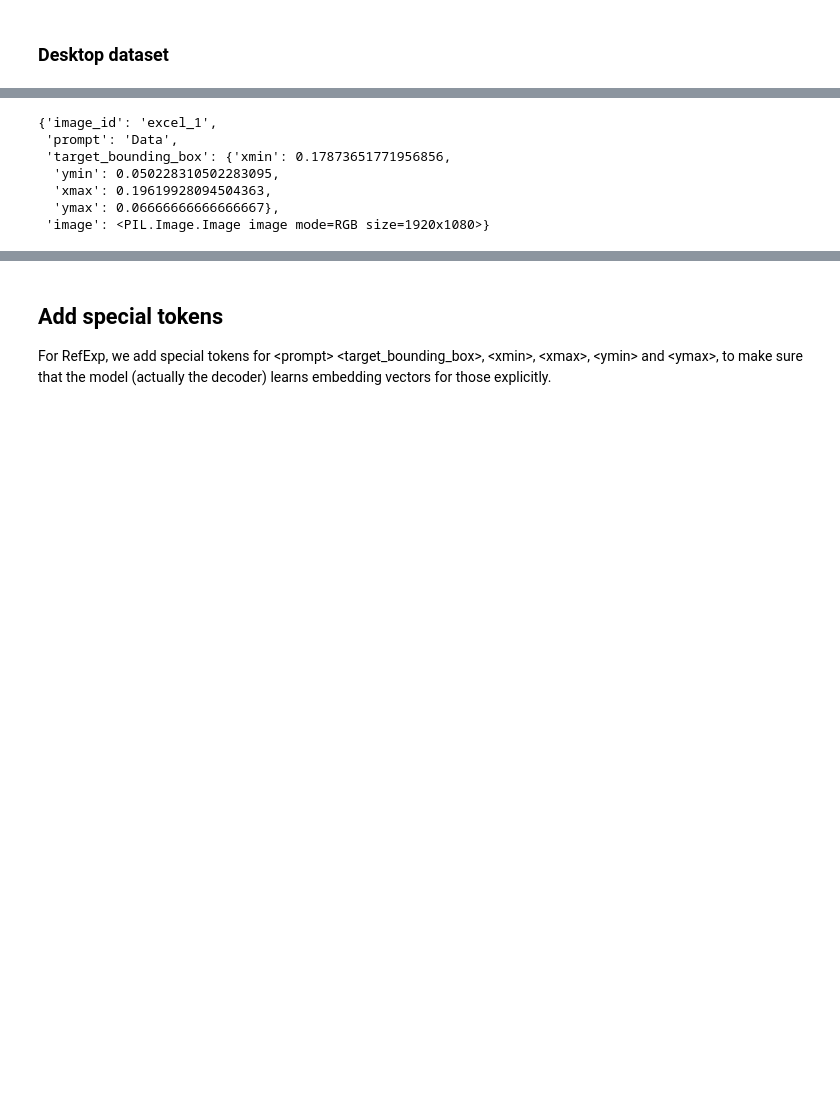
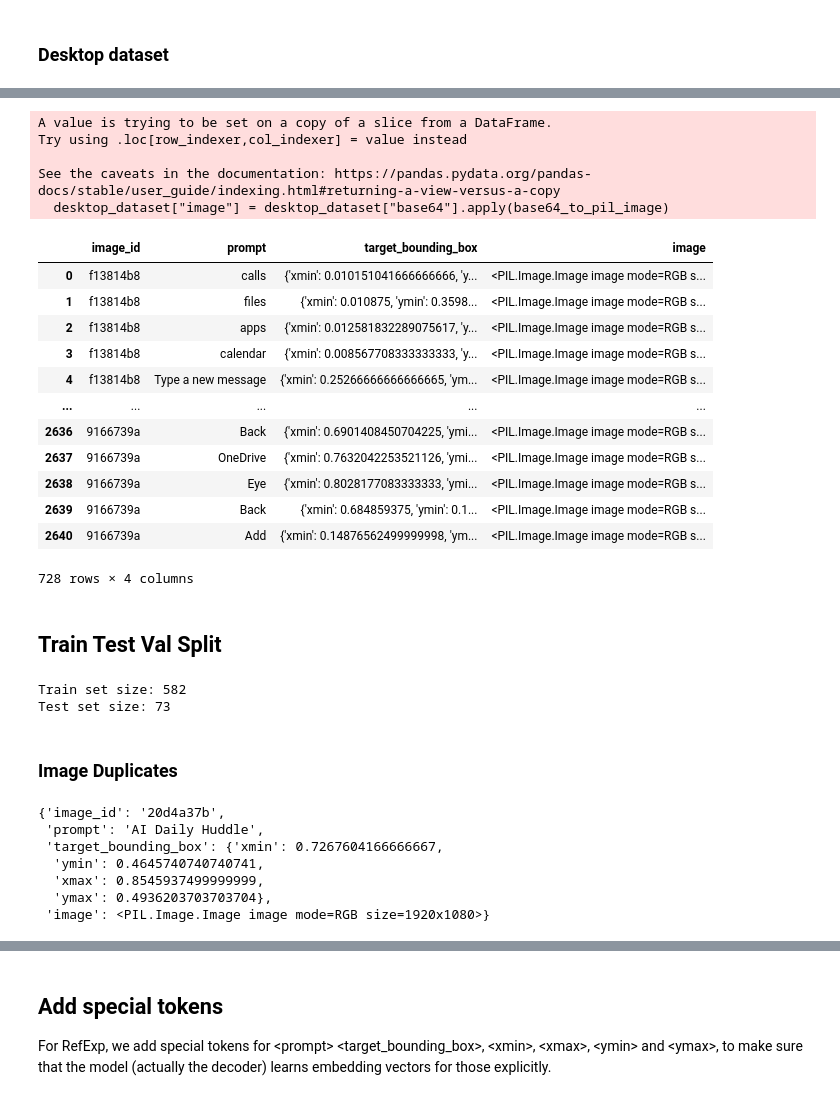
Before and after one commit to F-ONE-Group/image-based-automation.donut, a Jupyter notebook: fine_tuned_donut_desktop_interfaces.ipynb, the cells around one changed output, grey strips where cells are left out. Saved outputs shown, nothing was run; the diff lists cells and outputs as text; code cells hidden in the pictures; blank space fills up the shorter version.

```diff
--- a/fine_tuned_donut_desktop_interfaces.ipynb
+++ b/fine_tuned_donut_desktop_interfaces.ipynb
@@ -244,0 +288,3 @@ val_dataset = pd.read_csv(PATH_VAL, sep=SEP)
+# %%
+# Drop Duplicates
+desktop_dataset = desktop_dataset.drop_duplicates(keep='first')
@@ -263,12 +316,9 @@ val_dataset = val_dataset.drop(columns=["base64"])
-# %%
-# Apply the resize_and_pad_image function to the 'image' column.
-
-SIZE: Tuple[int, int] = (1920, 1080)
-
-desktop_dataset["image"] = desktop_dataset["image"].apply(lambda x: resize_and_pad_image(x, SIZE))
-
-train_dataset["image"] = train_dataset["image"].apply(lambda x: resize_and_pad_image(x, SIZE))
-
-test_dataset["image"] = test_dataset["image"].apply(lambda x: resize_and_pad_image(x, SIZE))
-
-val_dataset["image"] = val_dataset["image"].apply(lambda x: resize_and_pad_image(x, SIZE))
+# %%
+desktop_dataset["image"] = desktop_dataset["base64"].apply(base64_to_pil_image)
+desktop_dataset = desktop_dataset.drop(columns=["base64"])
+# %% [output]
+A value is trying to be set on a copy of a slice from a DataFrame.
+Try using .loc[row_indexer,col_indexer] = value instead
+
+See the caveats in the documentation: https://pandas.pydata.org/pandas-docs/stable/user_guide/indexing.html#returning-a-view-versus-a-copy
+  desktop_dataset["image"] = desktop_dataset["base64"].apply(base64_to_pil_image)
@@ -275,3 +343,40 @@ val_dataset["image"] = val_dataset["image"].apply(lambda x: resize_and_pad_image
+# %%
+desktop_dataset
+# %% [output]
+|  | image_id | prompt | target_bounding_box | image |
+| 0 | f13814b8 | calls | {'xmin': 0.010151041666666666, 'y... | <PIL.Image.Image image mode=RGB s... |
+| 1 | f13814b8 | files | {'xmin': 0.010875, 'ymin': 0.3598... | <PIL.Image.Image image mode=RGB s... |
+| 2 | f13814b8 | apps | {'xmin': 0.012581832289075617, 'y... | <PIL.Image.Image image mode=RGB s... |
+| 3 | f13814b8 | calendar | {'xmin': 0.008567708333333333, 'y... | <PIL.Image.Image image mode=RGB s... |
+| 4 | f13814b8 | Type a new message | {'xmin': 0.25266666666666665, 'ym... | <PIL.Image.Image image mode=RGB s... |
+| ... | ... | ... | ... | ... |
+| 2636 | 9166739a | Back | {'xmin': 0.6901408450704225, 'ymi... | <PIL.Image.Image image mode=RGB s... |
+| 2637 | 9166739a | OneDrive | {'xmin': 0.7632042253521126, 'ymi... | <PIL.Image.Image image mode=RGB s... |
+| 2638 | 9166739a | Eye | {'xmin': 0.8028177083333333, 'ymi... | <PIL.Image.Image image mode=RGB s... |
+| 2639 | 9166739a | Back | {'xmin': 0.684859375, 'ymin': 0.1... | <PIL.Image.Image image mode=RGB s... |
+| 2640 | 9166739a | Add | {'xmin': 0.14876562499999998, 'ym... | <PIL.Image.Image image mode=RGB s... |
+728 rows × 4 columns
+# %% [markdown]
+## Train Test Val Split
+# %%
+from sklearn.model_selection import train_test_split
+
+RANDOM_STATE: int = 42
+TEST_SPLIT: float = 0.2
+VAL_SPLIT: float = 0.5
+
+# Split the DataFrame into train, validation, and test sets
+train_dataset, test_dataset = train_test_split(desktop_dataset, test_size=TEST_SPLIT, random_state=RANDOM_STATE)
+test_dataset, validation_dataset = train_test_split(test_dataset, test_size=VAL_SPLIT, random_state=RANDOM_STATE)
+
+# Print the size of each set
+print(f"Train set size: {len(train_dataset)}")
+print(f"Test set size: {len(test_dataset)}")
+assert len(train_dataset) >= 4*len(test_dataset)
+assert len(test_dataset) ==  len(validation_dataset)
+# %% [output]
+Train set size: 582
+Test set size: 73
 # %%
 values = {}
 for i in range(0, len(desktop_dataset)-1):
@@ -293,10 +403,12 @@ desktop_dataset_dict = {"train": train_values, "test": test_values, "validation"
+# %% [markdown]
+### Image Duplicates
 # %%
-desktop_dataset_dict["train"][0]
+desktop_dataset_dict["train"][1]
 # %% [output]
-{'image_id': 'excel_1',
- 'prompt': 'Data',
- 'target_bounding_box': {'xmin': 0.17873651771956856,
-  'ymin': 0.050228310502283095,
-  'xmax': 0.19619928094504363,
-  'ymax': 0.06666666666666667},
+{'image_id': '20d4a37b',
+ 'prompt': 'AI Daily Huddle',
+ 'target_bounding_box': {'xmin': 0.7267604166666667,
+  'ymin': 0.4645740740740741,
+  'xmax': 0.8545937499999999,
+  'ymax': 0.4936203703703704},
  'image': <PIL.Image.Image image mode=RGB size=1920x1080>}
```
Also changed, not shown: parts of 39 cells of this notebook.
